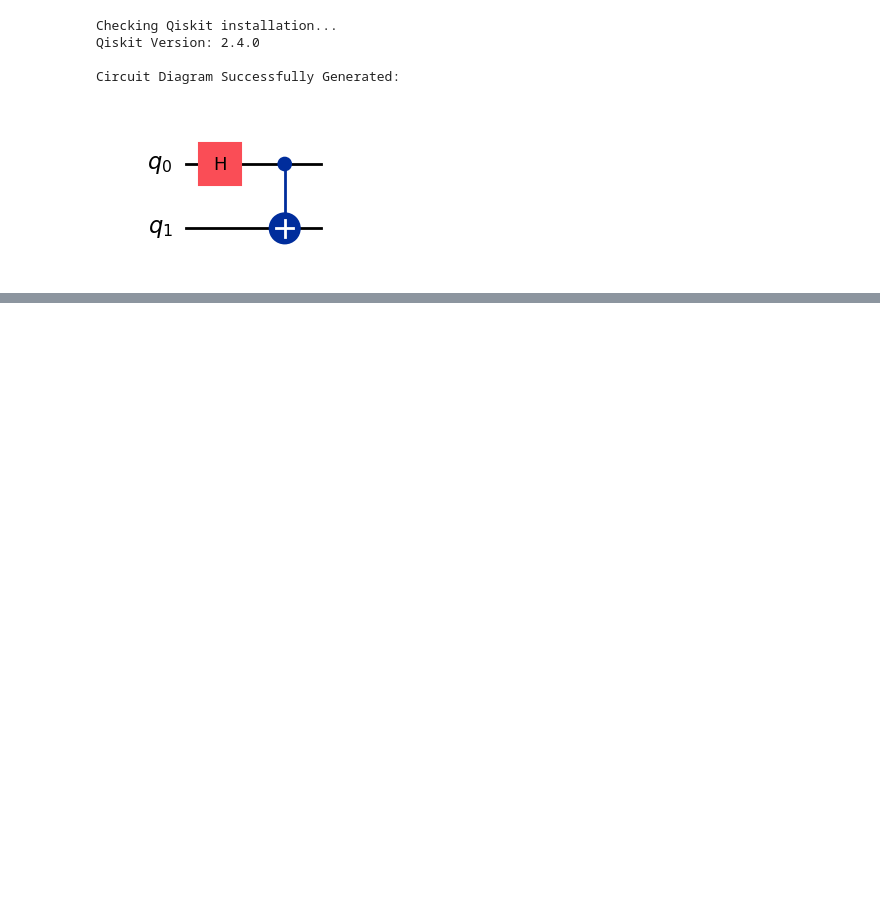
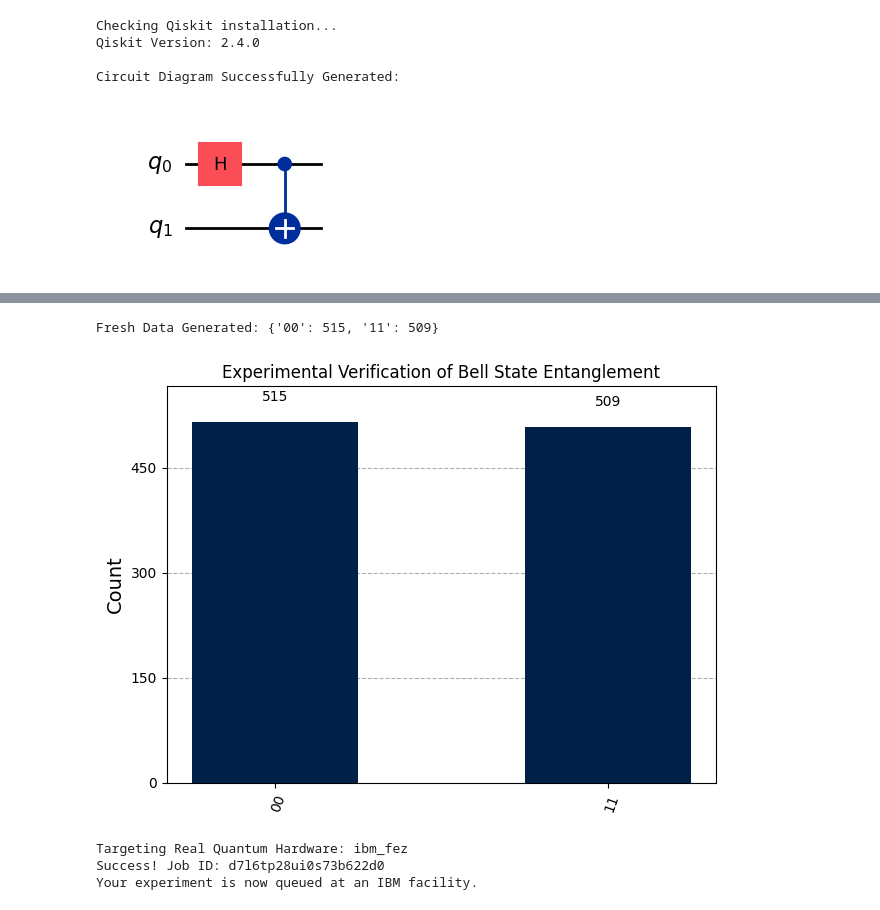
Before and after one commit to JenovicLumu/Quantum-Project, a Jupyter notebook: lab_check.ipynb, the cells around one changed output, grey strips where cells are left out. Cells and saved outputs as stored; diff of their text form; code cells hidden in the pictures; blank space fills up the shorter version.

```diff
--- a/lab_check.ipynb
+++ b/lab_check.ipynb
@@ -57,0 +120,56 @@ Experimental Results: {'11': 524, '00': 500}
+# %%
+from qiskit import QuantumCircuit, transpile
+from qiskit_aer import AerSimulator
+from qiskit.visualization import plot_histogram
+
+# 1. Initialize a fresh circuit
+qc = QuantumCircuit(2, 2)
+
+# 2. Build the exact Bell State
+qc.h(0)
+qc.cx(0, 1)
+
+# 3. Measure the results
+qc.measure([0, 1], [0, 1])
+
+# 4. Run the experiment
+backend = AerSimulator()
+compiled_circuit = transpile(qc, backend)
+job = backend.run(compiled_circuit, shots=1024)
+counts = job.result().get_counts()
+
+# Print the raw data to prove the experiment ran
+print(f"Fresh Data Generated: {counts}")
+
+# 5. Generate the visual (Leaving the variable on the last line forces VS Code to display it)
+fig = plot_histogram(counts, color='#002147', title="Experimental Verification of Bell State Entanglement")
+fig
+# %% [output]
+Fresh Data Generated: {'00': 515, '11': 509}
+[figure, added]
+# %%
+from qiskit_ibm_runtime import QiskitRuntimeService, SamplerV2 as Sampler
+from qiskit.transpiler.preset_passmanagers import generate_preset_pass_manager
+
+# 1. Wake up your connection to the IBM Cloud
+service = QiskitRuntimeService(channel="ibm_cloud")
+
+# 2. Ask IBM for the real processor with the shortest queue
+real_backend = service.least_busy(simulator=False, operational=True)
+print(f"Targeting Real Quantum Hardware: {real_backend.name}")
+
+# 3. Transpile your circuit for this specific machine using the new Pass Manager
+pm = generate_preset_pass_manager(backend=real_backend, optimization_level=1)
+isa_circuit = pm.run(qc)
+
+# 4. Submit the job to the cloud queue using the modern Sampler Primitive
+sampler = Sampler(mode=real_backend)
+sampler.options.default_shots = 1024
+job = sampler.run([isa_circuit])
+
+print(f"Success! Job ID: {job.job_id()}")
+print("Your experiment is now queued at an IBM facility.")
+# %% [output]
+Targeting Real Quantum Hardware: ibm_fez
+Success! Job ID: d7l6tp28ui0s73b622d0
+Your experiment is now queued at an IBM facility.
```
Also changed, not shown: parts of 8 cells of this notebook.
